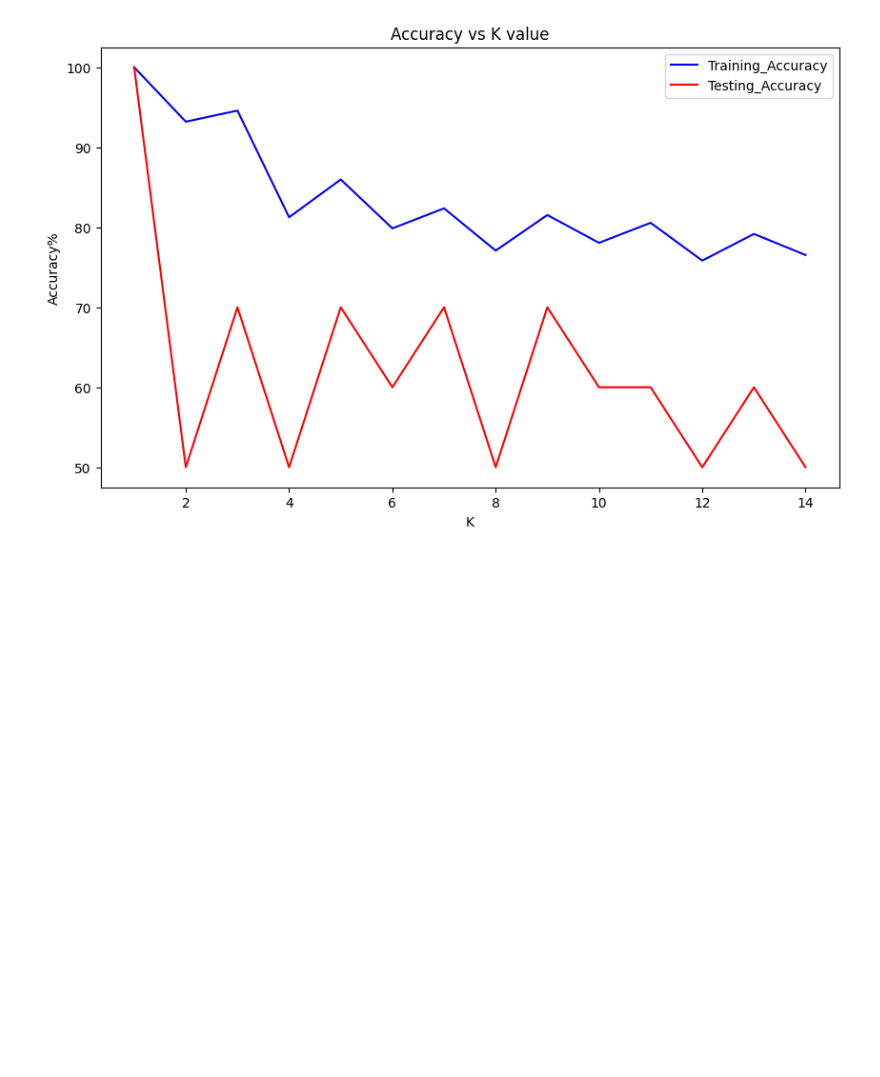
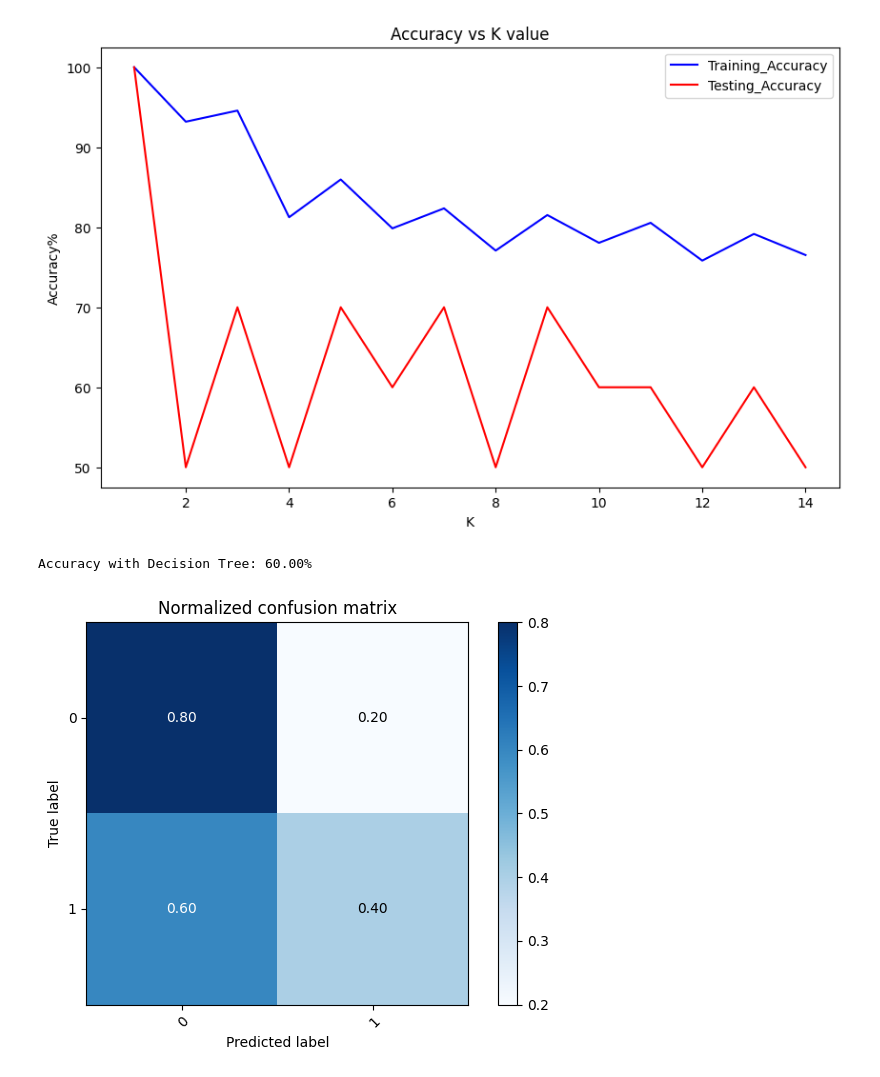
Before and after one commit to Dominique3d/Tarea-1-MachineLearning, a Jupyter notebook: SVM-KNN.ipynb, the cells around one changed output. Cells and saved outputs as stored; diff of their text form; code cells hidden in the pictures; blank space fills up the shorter version.

Commit message:
tree

```diff
--- a/SVM-KNN.ipynb
+++ b/SVM-KNN.ipynb
@@ -213,3 +200,16 @@ plt.ylabel('Accuracy%')
 plt.show()
 # %% [output]
 [figure]
+# %%
+tree = DecisionTreeClassifier()
+tree = tree.fit(X_train, y_train)
+y_pred = tree.predict(X_test)
+#Evaluation
+precision = metrics.accuracy_score(y_pred, y_test) * 100
+print("Accuracy with Decision Tree: {0:.2f}%".format(precision))
+cm , _ = plot_confusion_matrix(y_test, y_pred, classes=y_train, normalize=True,
+title='Normalized confusion matrix')
+plt.show()
+# %% [output]
+Accuracy with Decision Tree: 60.00%
+[figure, added]
```
Also changed, not shown: parts of 5 cells of this notebook.
